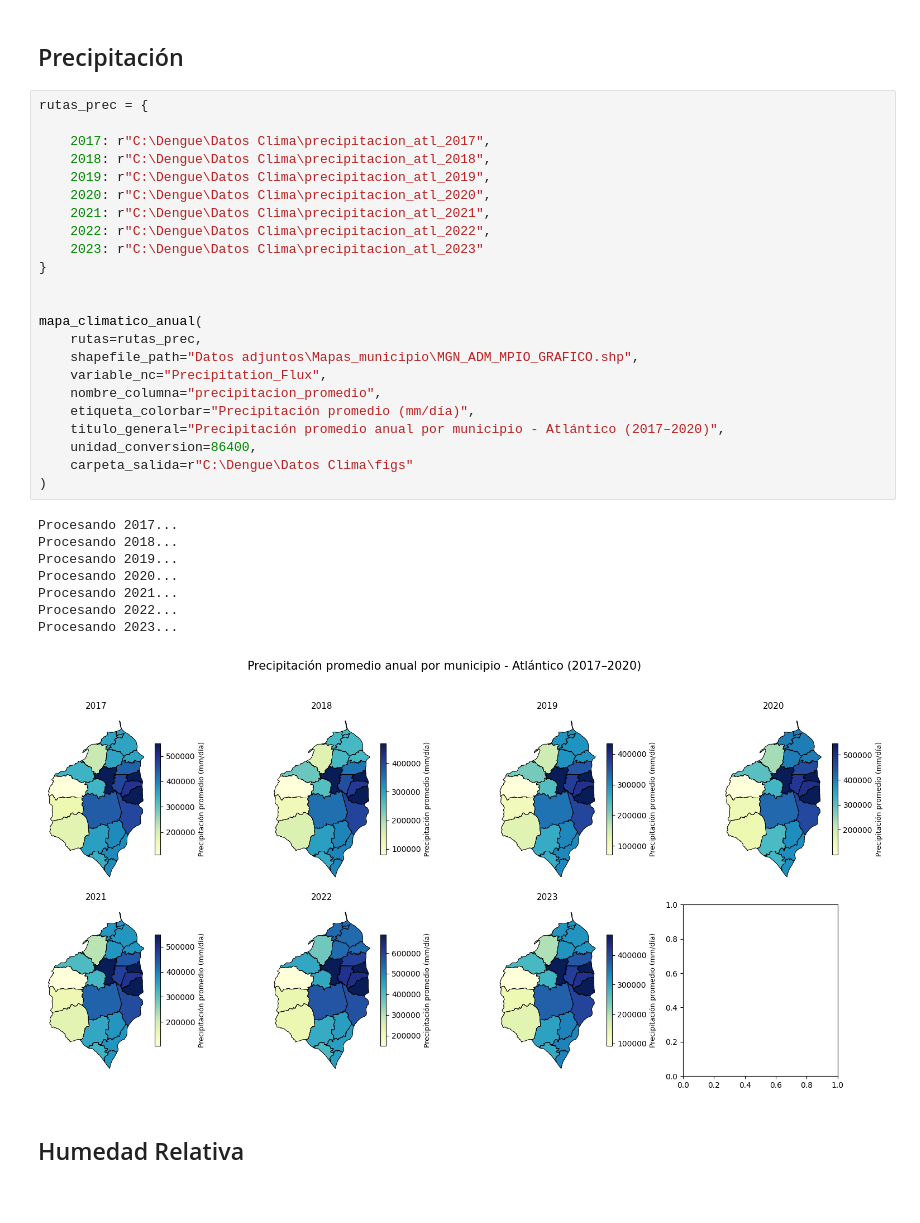
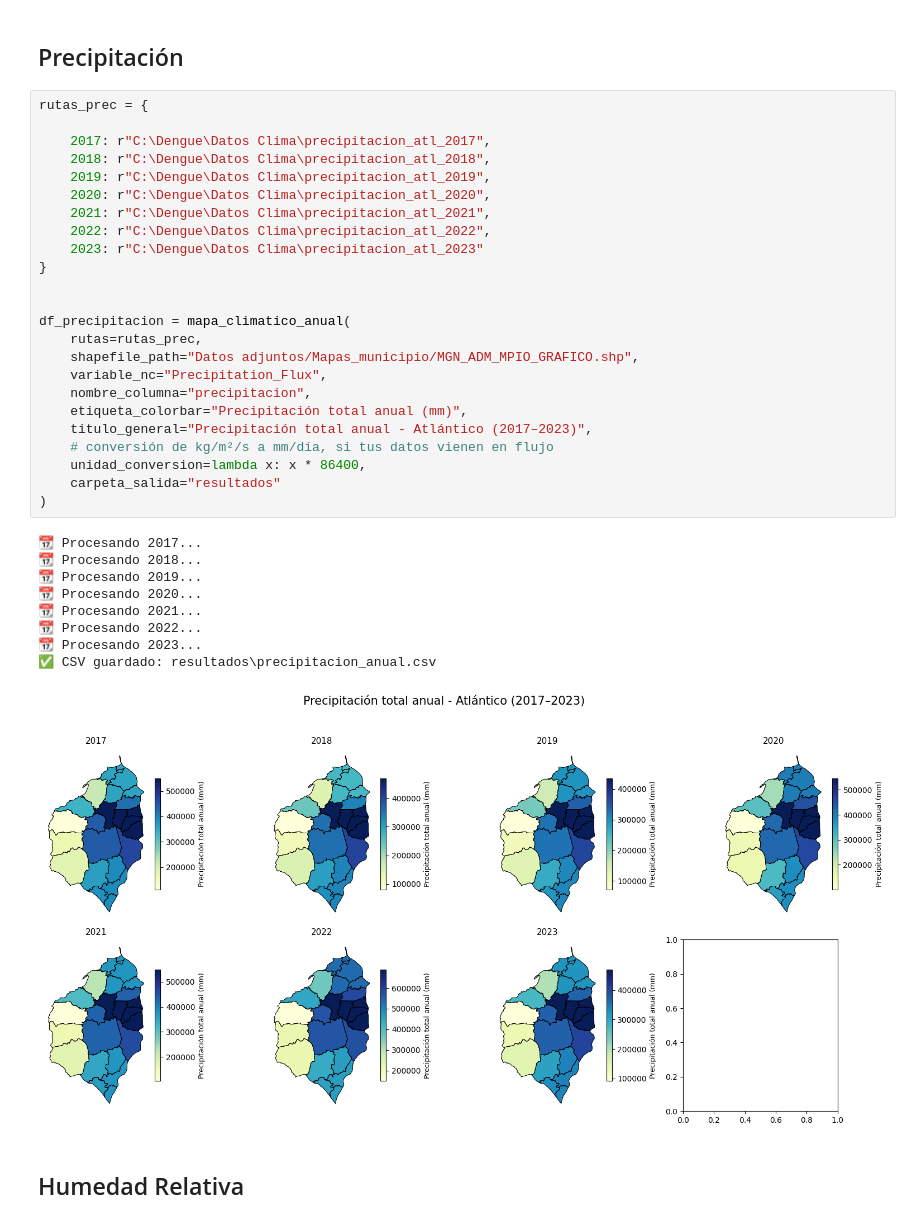
Before and after one commit to Darally06/Dengue_caracterization, a Jupyter notebook: 6_var_entorno.ipynb, the cells around one changed output. Cells and saved outputs as stored; diff of their text form.

Commit message:
csv clima final

```diff
--- a/6_var_entorno.ipynb
+++ b/6_var_entorno.ipynb
@@ -160,35 +162,37 @@ def mapa_climatico_anual(
 # %%
 rutas_prec = {
 
     2017: r"C:\Dengue\Datos Clima\precipitacion_atl_2017",
     2018: r"C:\Dengue\Datos Clima\precipitacion_atl_2018",
     2019: r"C:\Dengue\Datos Clima\precipitacion_atl_2019",
     2020: r"C:\Dengue\Datos Clima\precipitacion_atl_2020",
     2021: r"C:\Dengue\Datos Clima\precipitacion_atl_2021",
     2022: r"C:\Dengue\Datos Clima\precipitacion_atl_2022",
     2023: r"C:\Dengue\Datos Clima\precipitacion_atl_2023"
 }
 
 
-mapa_climatico_anual(
+df_precipitacion = mapa_climatico_anual(
     rutas=rutas_prec,
-    shapefile_path="Datos adjuntos\Mapas_municipio\MGN_ADM_MPIO_GRAFICO.shp",
+    shapefile_path="Datos adjuntos/Mapas_municipio/MGN_ADM_MPIO_GRAFICO.shp",
     variable_nc="Precipitation_Flux",
-    nombre_columna="precipitacion_promedio",
-    etiqueta_colorbar="Precipitación promedio (mm/día)",
-    titulo_general="Precipitación promedio anual por municipio - Atlántico (2017–2020)",
-    unidad_conversion=86400,
-    carpeta_salida=r"C:\Dengue\Datos Clima\figs"
+    nombre_columna="precipitacion",
+    etiqueta_colorbar="Precipitación total anual (mm)",
+    titulo_general="Precipitación total anual - Atlántico (2017–2023)",
+    # conversión de kg/m²/s a mm/día, si tus datos vienen en flujo
+    unidad_conversion=lambda x: x * 86400,
+    carpeta_salida="resultados"
 )
 # %% [output]
-Procesando 2017...
-Procesando 2018...
-Procesando 2019...
-Procesando 2020...
-Procesando 2021...
-Procesando 2022...
-Procesando 2023...
+📆 Procesando 2017...
+📆 Procesando 2018...
+📆 Procesando 2019...
+📆 Procesando 2020...
+📆 Procesando 2021...
+📆 Procesando 2022...
+📆 Procesando 2023...
+✅ CSV guardado: resultados\precipitacion_anual.csv
-[figure, old version]
+[figure, new version]
 # %% [markdown]
 ## Humedad Relativa
 # %%
```
Also changed, not shown: parts of 9 cells of this notebook, 6 other files.
